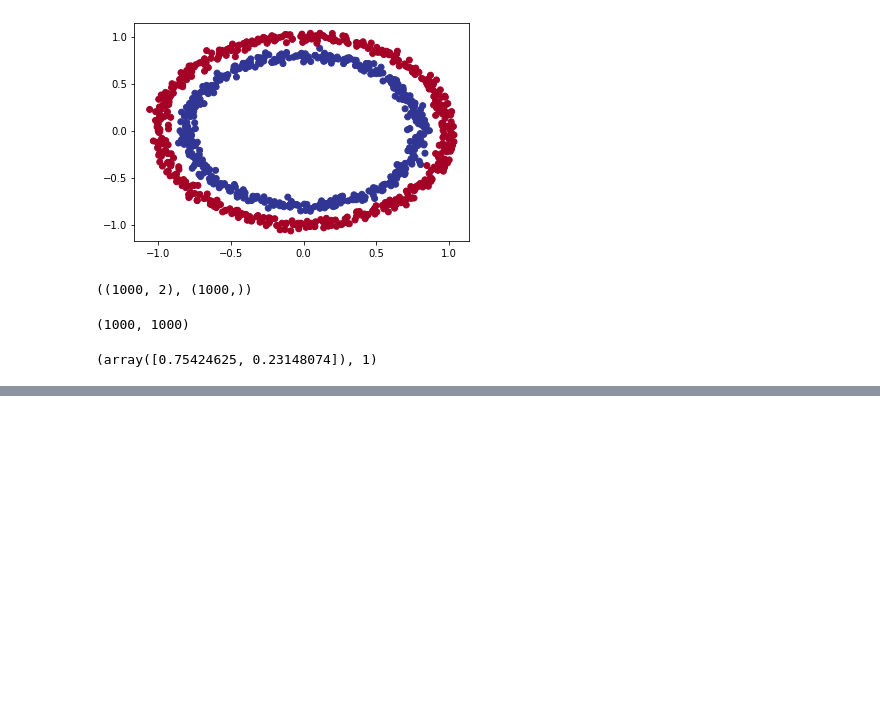
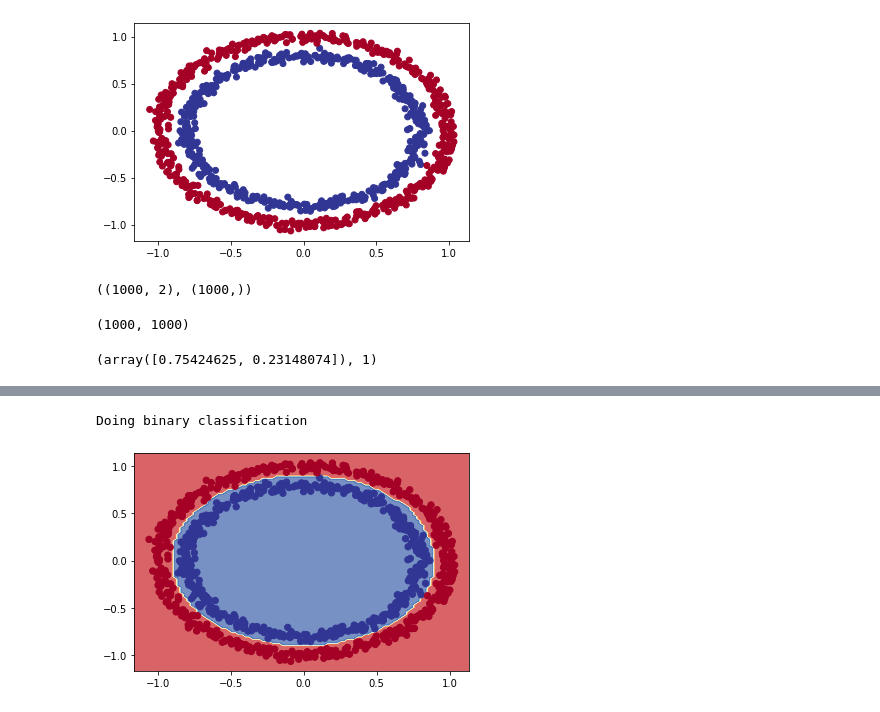
Before and after one commit to gwalshe73/TFDevCert2021, a Jupyter notebook: 02_neural_network_classification_with_tensorflow_video.ipynb, the cells around one changed output, grey strips where cells are left out. Cells and saved outputs as stored; diff of their text form; code cells hidden in the pictures; blank space fills up the shorter version.

```diff
--- a/02_neural_network_classification_with_tensorflow_video.ipynb
+++ b/02_neural_network_classification_with_tensorflow_video.ipynb
@@ -90,0 +141,13 @@ Video 04 - 007
+# %%
+tf.random.set_seed(42)
+
+model_2 = tf.keras.Sequential([
+                               tf.keras.layers.Dense(1),
+                               tf.keras.layers.Dense(1)
+])
+
+model_2.compile(loss=tf.keras.losses.BinaryCrossentropy(),
+                optimizer=tf.keras.optimizers.SGD(),
+                metrics=["accuracy"])
+
+model_2.fit(X, y, epochs=100, verbose=0)
@@ -90,0 +175,14 @@ Video 04 - 007
+# %%
+tf.random.set_seed(42)
+
+model_3 = tf.keras.Sequential([
+                               tf.keras.layers.Dense(100),
+                               tf.keras.layers.Dense(10),
+                               tf.keras.layers.Dense(1)
+])
+
+model_3.compile(loss=tf.keras.losses.BinaryCrossentropy(),
+                optimizer=tf.keras.optimizers.Adam(),
+                metrics=["accuracy"])
+
+model_3.fit(X, y, epochs=100, verbose=0)
@@ -90,0 +303,13 @@ Video 04 - 007
+# %%
+tf.random.set_seed(42)
+
+model_4 = tf.keras.Sequential([
+                               tf.keras.layers.Dense(200, activation=tf.keras.activations.relu),
+                               tf.keras.layers.Dense(1, activation=tf.keras.activations.sigmoid)
+])
+
+model_4.compile(loss=tf.keras.losses.BinaryCrossentropy(),
+                optimizer=tf.keras.optimizers.Adam(learning_rate=0.001),
+                metrics=["accuracy"])
+
+history = model_4.fit(X, y, epochs=100, verbose=0)
@@ -90,0 +327,7 @@ Video 04 - 007
+# %%
+plot_decision_boundary(model=model_4,
+                       X=X,
+                       y=y)
+# %% [output]
+Doing binary classification
+[figure, added]
```
Also changed, not shown: parts of 26 cells of this notebook.
